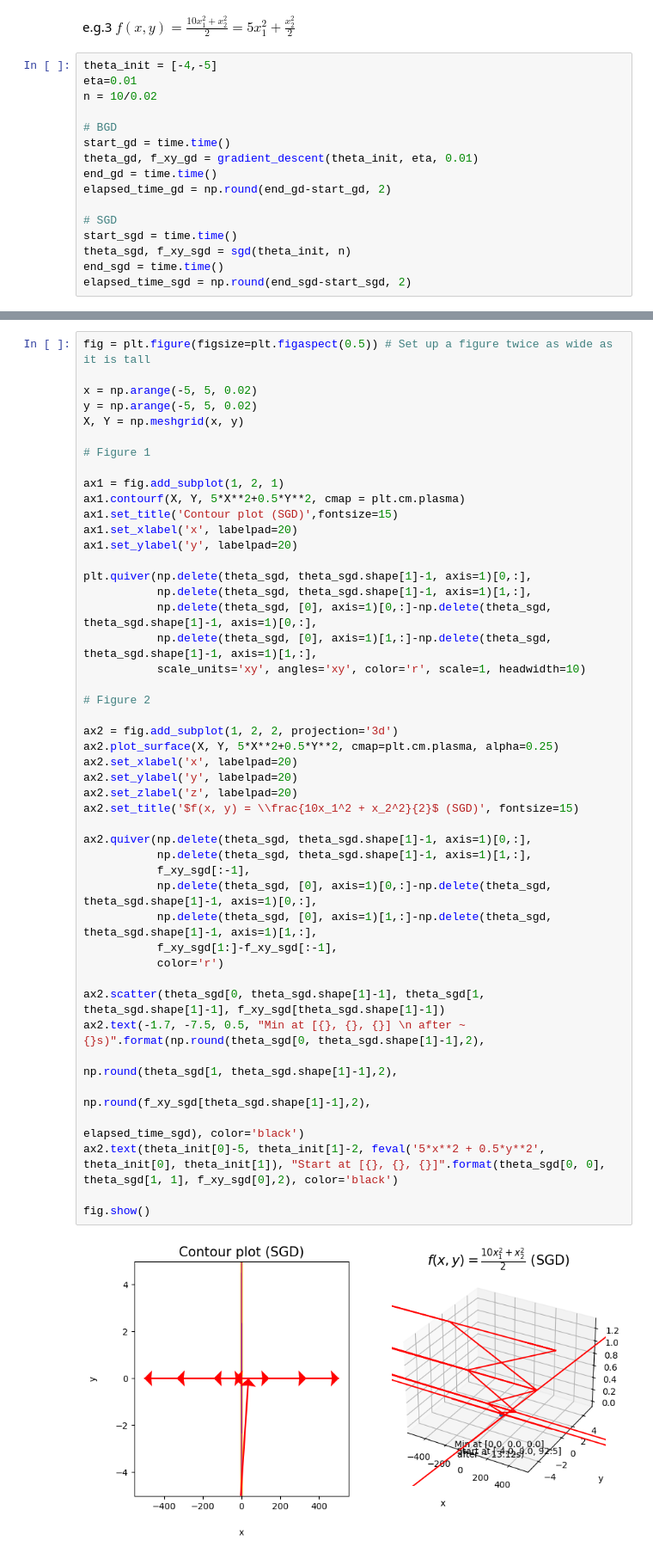
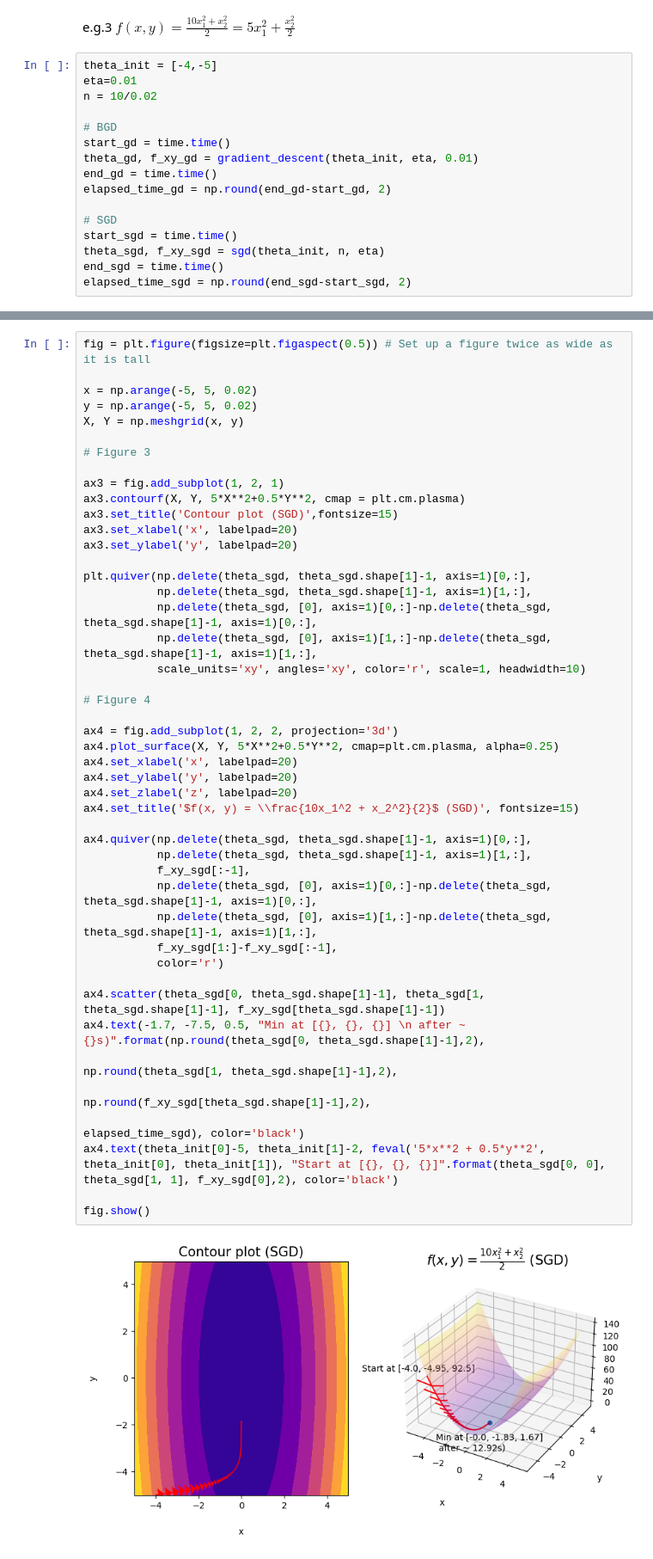
Before and after one commit to pquynhvu/ML, a Jupyter notebook: demo/gradient-descent.ipynb, the cells around one changed output, grey strips where cells are left out. Shown at 86% size. Drawn from its saved outputs; the diff is of its cells as text.

```diff
--- a/demo/gradient-descent.ipynb
+++ b/demo/gradient-descent.ipynb
@@ -196,7 +196,7 @@ elapsed_time_gd = np.round(end_gd-start_gd, 2)
 
 # SGD
 start_sgd = time.time()
-theta_sgd, f_xy_sgd = sgd(theta_init, n)
+theta_sgd, f_xy_sgd = sgd(theta_init, n, eta)
 end_sgd = time.time()
 elapsed_time_sgd = np.round(end_sgd-start_sgd, 2)
 # %%
@@ -250,48 +250,48 @@ fig.show()
 # %%
 fig = plt.figure(figsize=plt.figaspect(0.5)) # Set up a figure twice as wide as it is tall
 
 x = np.arange(-5, 5, 0.02)
 y = np.arange(-5, 5, 0.02)
 X, Y = np.meshgrid(x, y)
 
-# Figure 1
+# Figure 3
 
-ax1 = fig.add_subplot(1, 2, 1)
-ax1.contourf(X, Y, 5*X**2+0.5*Y**2, cmap = plt.cm.plasma)
-ax1.set_title('Contour plot (SGD)',fontsize=15)
-ax1.set_xlabel('x', labelpad=20)
-ax1.set_ylabel('y', labelpad=20)
+ax3 = fig.add_subplot(1, 2, 1)
+ax3.contourf(X, Y, 5*X**2+0.5*Y**2, cmap = plt.cm.plasma)
+ax3.set_title('Contour plot (SGD)',fontsize=15)
+ax3.set_xlabel('x', labelpad=20)
+ax3.set_ylabel('y', labelpad=20)
 
 plt.quiver(np.delete(theta_sgd, theta_sgd.shape[1]-1, axis=1)[0,:],
            np.delete(theta_sgd, theta_sgd.shape[1]-1, axis=1)[1,:],
            np.delete(theta_sgd, [0], axis=1)[0,:]-np.delete(theta_sgd, theta_sgd.shape[1]-1, axis=1)[0,:],
            np.delete(theta_sgd, [0], axis=1)[1,:]-np.delete(theta_sgd, theta_sgd.shape[1]-1, axis=1)[1,:],
            scale_units='xy', angles='xy', color='r', scale=1, headwidth=10)
 
-# Figure 2
+# Figure 4
 
-ax2 = fig.add_subplot(1, 2, 2, projection='3d')
-ax2.plot_surface(X, Y, 5*X**2+0.5*Y**2, cmap=plt.cm.plasma, alpha=0.25)
-ax2.set_xlabel('x', labelpad=20)
-ax2.set_ylabel('y', labelpad=20)
-ax2.set_zlabel('z', labelpad=20)
-ax2.set_title('$f(x, y) = \\frac{10x_1^2 + x_2^2}{2}$ (SGD)', fontsize=15)
+ax4 = fig.add_subplot(1, 2, 2, projection='3d')
+ax4.plot_surface(X, Y, 5*X**2+0.5*Y**2, cmap=plt.cm.plasma, alpha=0.25)
+ax4.set_xlabel('x', labelpad=20)
+ax4.set_ylabel('y', labelpad=20)
+ax4.set_zlabel('z', labelpad=20)
+ax4.set_title('$f(x, y) = \\frac{10x_1^2 + x_2^2}{2}$ (SGD)', fontsize=15)
 
-ax2.quiver(np.delete(theta_sgd, theta_sgd.shape[1]-1, axis=1)[0,:],
+ax4.quiver(np.delete(theta_sgd, theta_sgd.shape[1]-1, axis=1)[0,:],
            np.delete(theta_sgd, theta_sgd.shape[1]-1, axis=1)[1,:],
            f_xy_sgd[:-1],
            np.delete(theta_sgd, [0], axis=1)[0,:]-np.delete(theta_sgd, theta_sgd.shape[1]-1, axis=1)[0,:],
            np.delete(theta_sgd, [0], axis=1)[1,:]-np.delete(theta_sgd, theta_sgd.shape[1]-1, axis=1)[1,:],
            f_xy_sgd[1:]-f_xy_sgd[:-1],
            color='r')
 
-ax2.scatter(theta_sgd[0, theta_sgd.shape[1]-1], theta_sgd[1, theta_sgd.shape[1]-1], f_xy_sgd[theta_sgd.shape[1]-1])
-ax2.text(-1.7, -7.5, 0.5, "Min at [{}, {}, {}] \n after ~ {}s)".format(np.round(theta_sgd[0, theta_sgd.shape[1]-1],2),
+ax4.scatter(theta_sgd[0, theta_sgd.shape[1]-1], theta_sgd[1, theta_sgd.shape[1]-1], f_xy_sgd[theta_sgd.shape[1]-1])
+ax4.text(-1.7, -7.5, 0.5, "Min at [{}, {}, {}] \n after ~ {}s)".format(np.round(theta_sgd[0, theta_sgd.shape[1]-1],2),
                                                                                       np.round(theta_sgd[1, theta_sgd.shape[1]-1],2),
                                                                                       np.round(f_xy_sgd[theta_sgd.shape[1]-1],2),
                                                                                       elapsed_time_sgd), color='black')
-ax2.text(theta_init[0]-5, theta_init[1]-2, feval('5*x**2 + 0.5*y**2', theta_init[0], theta_init[1]), "Start at [{}, {}, {}]".format(theta_sgd[0, 0], theta_sgd[1, 1], f_xy_sgd[0],2), color='black')
+ax4.text(theta_init[0]-5, theta_init[1]-2, feval('5*x**2 + 0.5*y**2', theta_init[0], theta_init[1]), "Start at [{}, {}, {}]".format(theta_sgd[0, 0], theta_sgd[1, 1], f_xy_sgd[0],2), color='black')
 
 fig.show()
 # %% [output]
-[figure, old version]
+[figure, new version]
```
Also changed, not shown: parts of 5 cells of this notebook, 1 other file.
